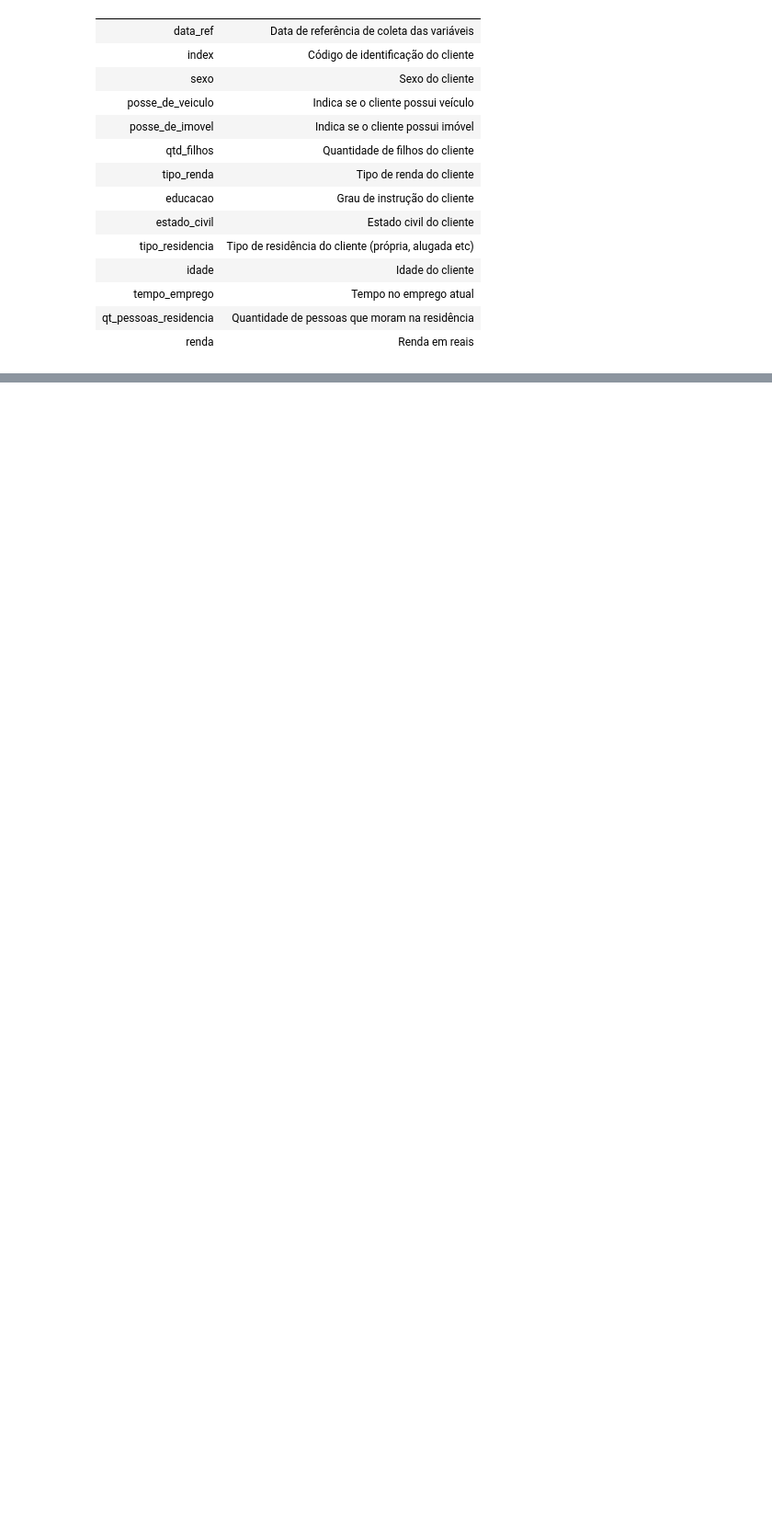
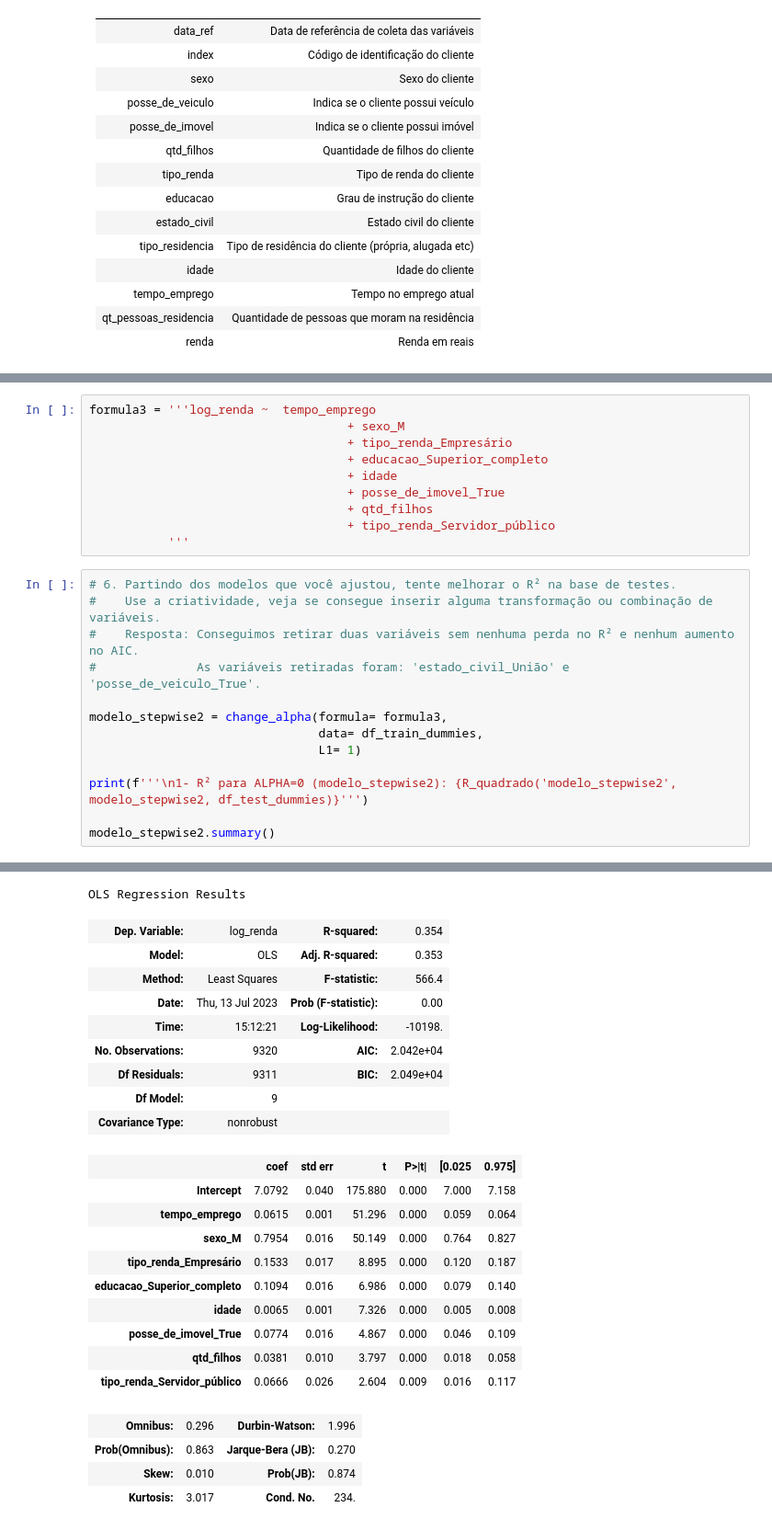
Before and after one commit to marceloaires7/EBAC-Aulas, a Jupyter notebook: Modulo13/Exercício_Cientista_de_dados_Módulo13/Exercício 2/Mod13_Tarefa02.ipynb, the cells around one changed output, grey strips where cells are left out. Shown at 92% size. Drawn from its saved outputs; the diff is of its cells as text; blank space fills up the shorter version.

```diff
--- a/Modulo13/Exercício_Cientista_de_dados_Módulo13/Exercício 2/Mod13_Tarefa02.ipynb
+++ b/Modulo13/Exercício_Cientista_de_dados_Módulo13/Exercício 2/Mod13_Tarefa02.ipynb
@@ -57,0 +677,24 @@ memory usage: 1.5+ MB
+# %%
+formula3 = '''log_renda ~  tempo_emprego
+                                    + sexo_M
+                                    + tipo_renda_Empresário
+                                    + educacao_Superior_completo
+                                    + idade
+                                    + posse_de_imovel_True
+                                    + qtd_filhos
+                                    + tipo_renda_Servidor_público
+           '''
+# %%
+# 6. Partindo dos modelos que você ajustou, tente melhorar o R² na base de testes.
+#    Use a criatividade, veja se consegue inserir alguma transformação ou combinação de variáveis.
+#    Resposta: Conseguimos retirar duas variáveis sem nenhuma perda no R² e nenhum aumento no AIC.
+#              As variáveis retiradas foram: 'estado_civil_União' e 'posse_de_veiculo_True'.
+
+modelo_stepwise2 = change_alpha(formula= formula3,
+                                data= df_train_dummies,
+                                L1= 1)
+
+print(f'''\n1- R² para ALPHA=0 (modelo_stepwise2): {R_quadrado('modelo_stepwise2', modelo_stepwise2, df_test_dummies)}''')
+
+modelo_stepwise2.summary()
+# %% [output]
@@ -57,0 +702,24 @@ memory usage: 1.5+ MB
+OLS Regression Results
+| Dep. Variable: | log_renda | R-squared: | 0.354 |
+| Model: | OLS | Adj. R-squared: | 0.353 |
+| Method: | Least Squares | F-statistic: | 566.4 |
+| Date: | Thu, 13 Jul 2023 | Prob (F-statistic): | 0.00 |
+| Time: | 15:12:21 | Log-Likelihood: | -10198. |
+| No. Observations: | 9320 | AIC: | 2.042e+04 |
+| Df Residuals: | 9311 | BIC: | 2.049e+04 |
+| Df Model: | 9 |  |  |
+| Covariance Type: | nonrobust |  |  |
+|  | coef | std err | t | P>|t| | [0.025 | 0.975] |
+| Intercept | 7.0792 | 0.040 | 175.880 | 0.000 | 7.000 | 7.158 |
+| tempo_emprego | 0.0615 | 0.001 | 51.296 | 0.000 | 0.059 | 0.064 |
+| sexo_M | 0.7954 | 0.016 | 50.149 | 0.000 | 0.764 | 0.827 |
+| tipo_renda_Empresário | 0.1533 | 0.017 | 8.895 | 0.000 | 0.120 | 0.187 |
+| educacao_Superior_completo | 0.1094 | 0.016 | 6.986 | 0.000 | 0.079 | 0.140 |
+| idade | 0.0065 | 0.001 | 7.326 | 0.000 | 0.005 | 0.008 |
+| posse_de_imovel_True | 0.0774 | 0.016 | 4.867 | 0.000 | 0.046 | 0.109 |
+| qtd_filhos | 0.0381 | 0.010 | 3.797 | 0.000 | 0.018 | 0.058 |
+| tipo_renda_Servidor_público | 0.0666 | 0.026 | 2.604 | 0.009 | 0.016 | 0.117 |
+| Omnibus: | 0.296 | Durbin-Watson: | 1.996 |
+| Prob(Omnibus): | 0.863 | Jarque-Bera (JB): | 0.270 |
+| Skew: | 0.010 | Prob(JB): | 0.874 |
+| Kurtosis: | 3.017 | Cond. No. | 234. |
```
Also changed, not shown: parts of 34 cells of this notebook, 2 other files.
